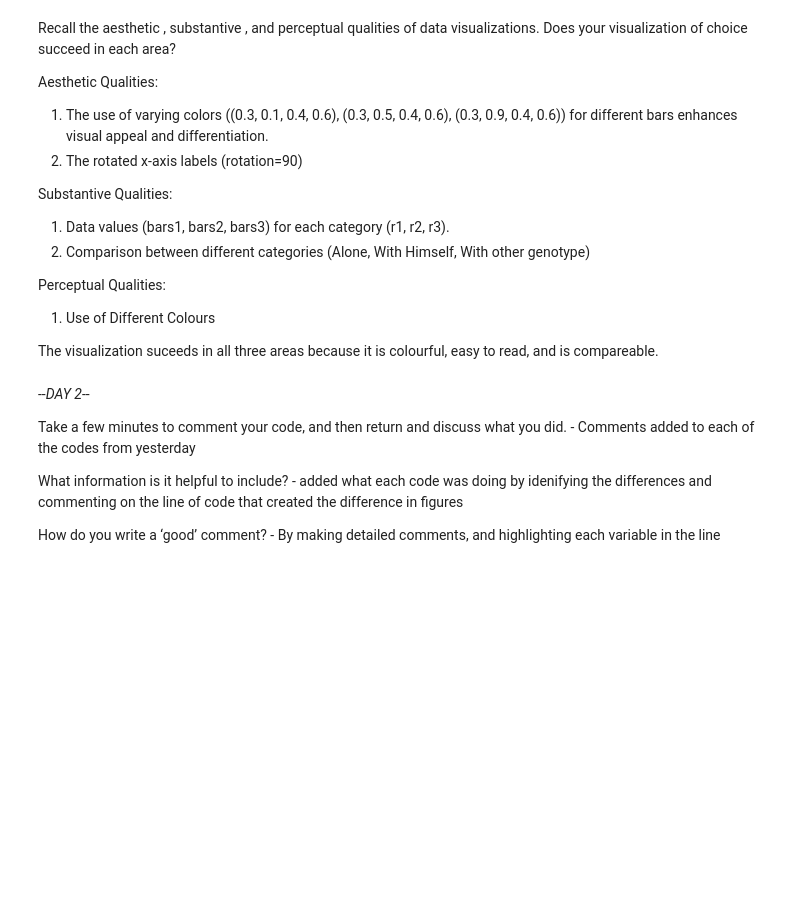
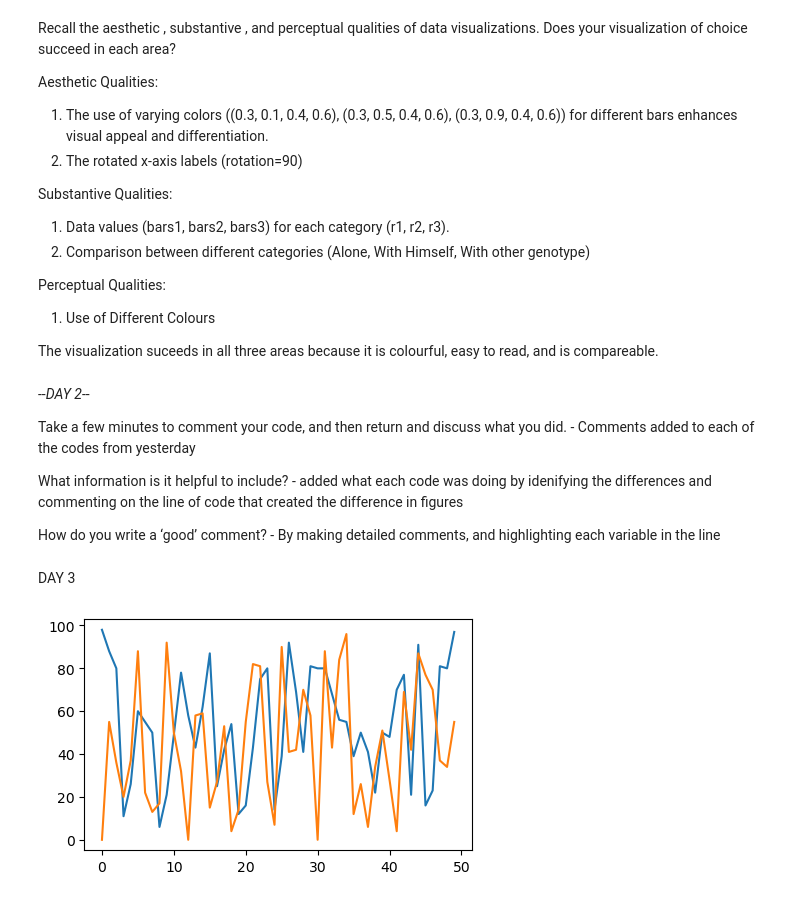
Before and after one commit to Navneettc/visualization, a Jupyter notebook: 02_activities/assignments/Assignment1.ipynb, the cells around one changed output. Drawn from its saved outputs; the diff is of its cells as text; code cells hidden in the pictures; blank space fills up the shorter version.

```diff
--- a/02_activities/assignments/Assignment1.ipynb
+++ b/02_activities/assignments/Assignment1.ipynb
@@ -220,3 +220,23 @@ What information is it helpful to include?
 
 How do you write a ‘goodʼ comment?
     - By making detailed comments, and highlighting each variable in the line
+# %% [markdown]
+DAY 3
+# %%
+import numpy as np
+import matplotlib.pyplot as plt
+import pandas as pd
+import scipy
+import PIL
+import requests
+np.random.seed(613)
+x = np.arange(50)
+y1 = np.random.randint(0, 100,50)
+y2 = np.random.randint(0, 100,50)
+# %%
+fig, ax = plt.subplots(figsize=(5, 3))
+ax.plot(x,y1) #plotting the first line y1
+ax.plot(x,y2) # plotting the second line with y2
+fig.show()
+# %% [output]
+[figure, added]
```
Also changed, not shown: parts of 21 cells of this notebook.
